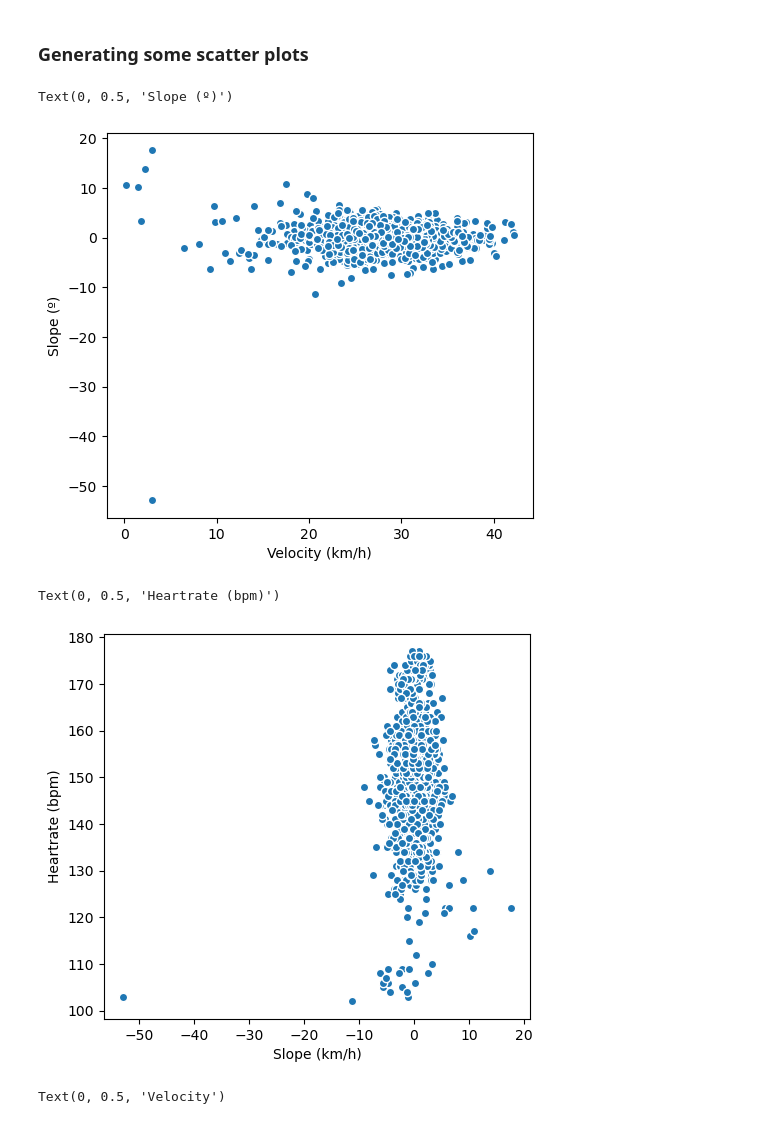
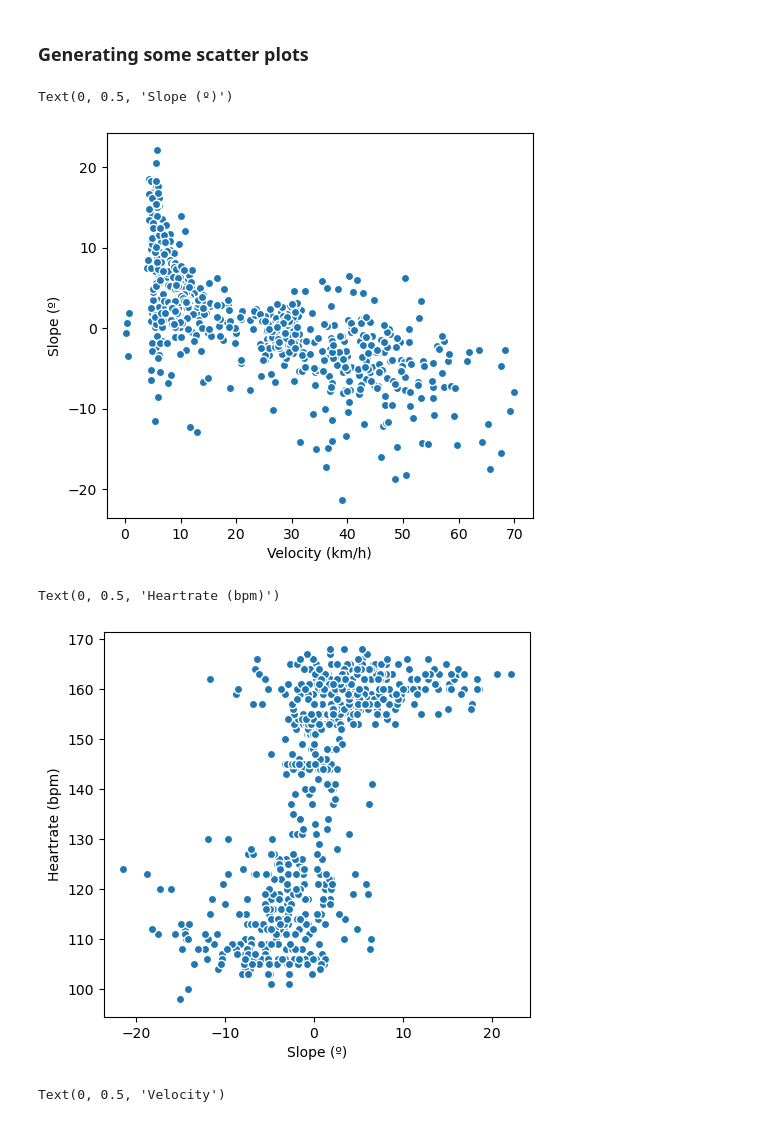
Before and after one commit to RSPdatascience/GPX-datascience, a Jupyter notebook: GPX2df.ipynb, the cells around one changed output. Drawn from its saved outputs; the diff is of its cells as text; code cells hidden in the pictures.

Commit message:
Changed the gpx file, included interactive plots, improved readme.md

```diff
--- a/GPX2df.ipynb
+++ b/GPX2df.ipynb
@@ -10,7 +10,8 @@ from math import radians, sin, cos, sqrt, atan2, tan
 # %%
 # Load the GPX file
 
-gpx_file = open('output_trimmed5.gpx', 'r')
+filename = 'gpx_file5.gpx'
+gpx_file = open(filename, 'r')
 gpx = gpxpy.parse(gpx_file)
 
 # Create empty lists to store data
@@ -450,16 +446,16 @@ plt.xlabel('Velocity (km/h)')
 plt.ylabel('Slope (º)')
 # %% [output]
 Text(0, 0.5, 'Slope (º)')
-[figure, old version]
+[figure, new version]
 # %%
 plt.figure(figsize=(5.5,5))
 
 plt.scatter(df['Slope'],df['Heartrate'],edgecolors='white')
-plt.xlabel('Slope (km/h)')
+plt.xlabel('Slope (º)')
 plt.ylabel('Heartrate (bpm)')
 # %% [output]
 Text(0, 0.5, 'Heartrate (bpm)')
-[figure, old version]
+[figure, new version]
 # %%
 #Plotting velocity
 start_time = 80
```
Also changed, not shown: parts of 24 cells of this notebook, 2 other files.
